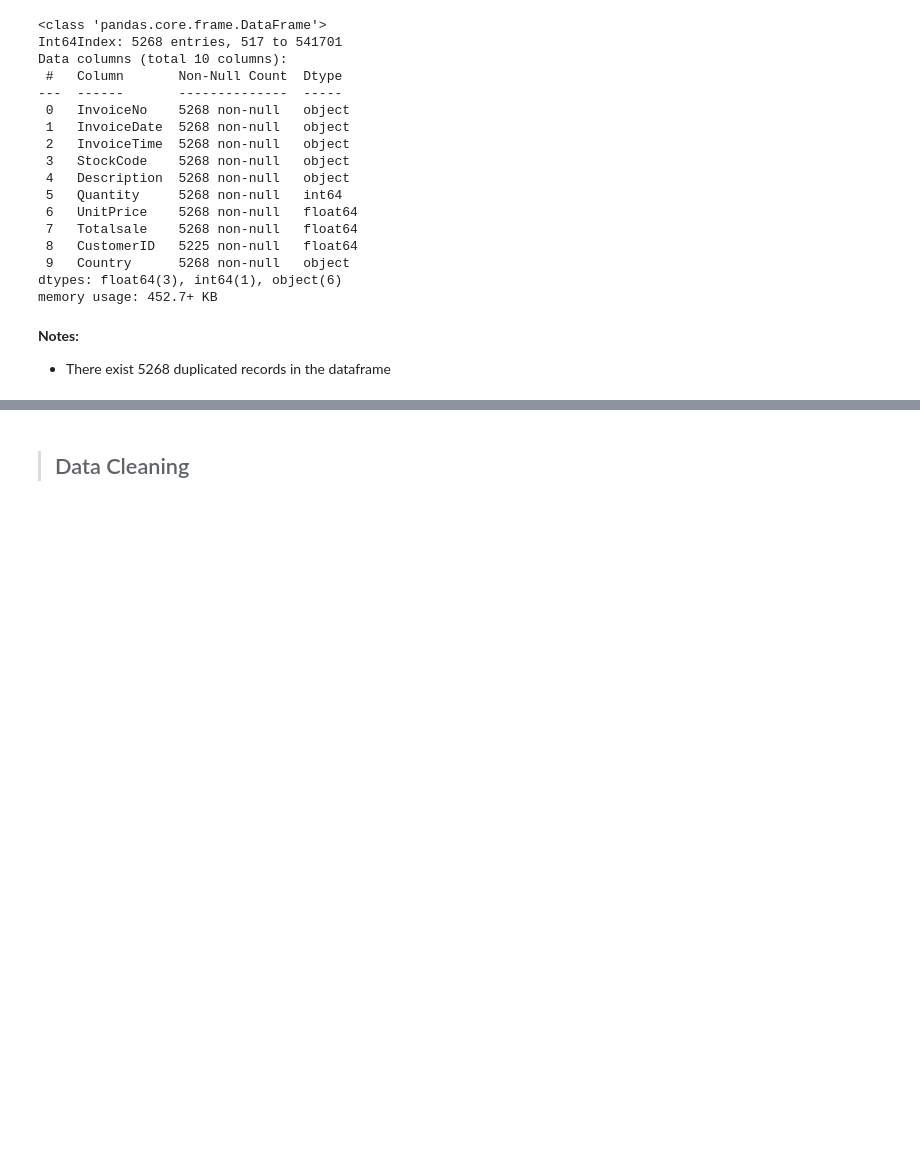
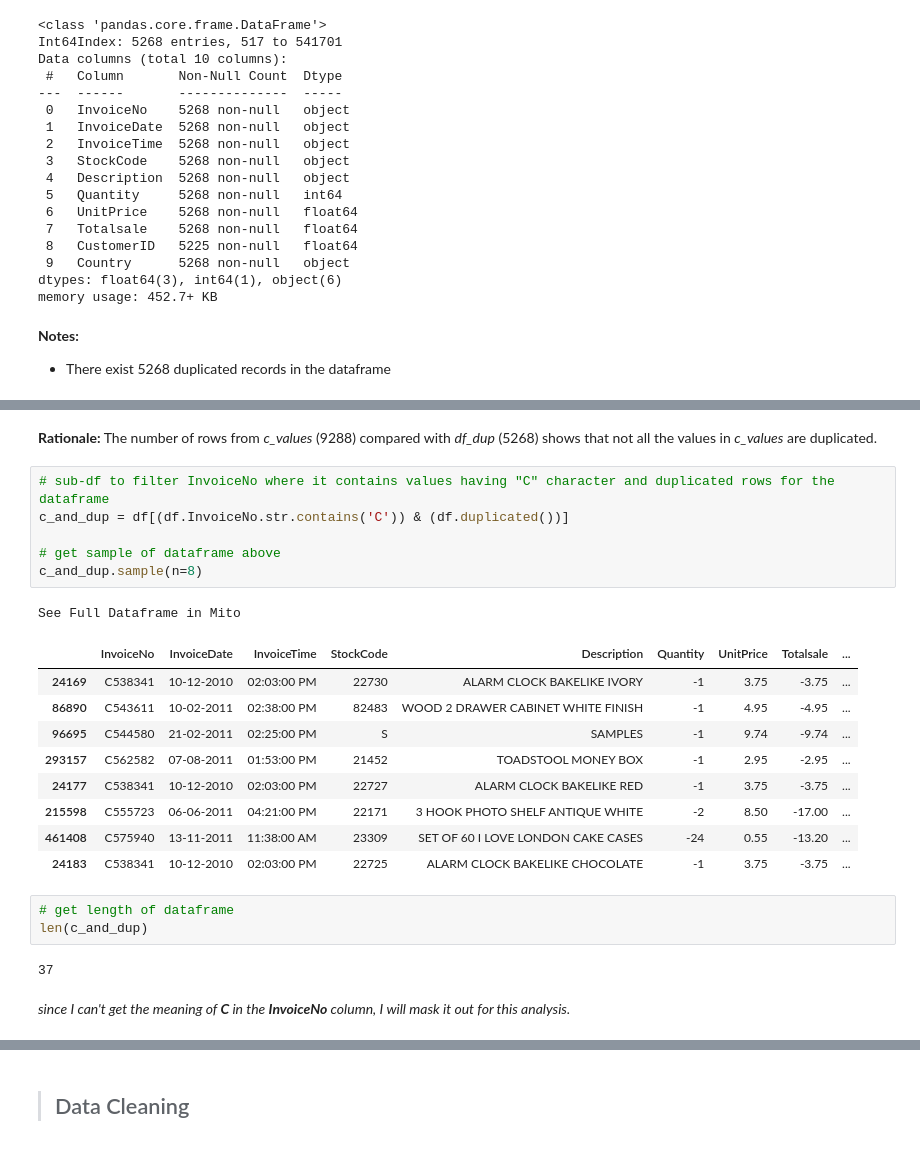
Before and after one commit to PrinssAlex/Online_Retail_Analysis, a Jupyter notebook: Online Retail Sales Analysis.ipynb, the cells around one changed output, grey strips where cells are left out. Cells and saved outputs as stored; diff of their text form; blank space fills up the shorter version.

```diff
--- a/Online Retail Sales Analysis.ipynb
+++ b/Online Retail Sales Analysis.ipynb
@@ -181,0 +224,26 @@ memory usage: 452.7+ KB
+# %% [markdown]
+<b>Rationale:</b> The number of rows from *c_values* (9288) compared with *df_dup* (5268) shows that not all the values in *c_values* are duplicated.
+# %%
+# sub-df to filter InvoiceNo where it contains values having "C" character and duplicated rows for the dataframe
+c_and_dup = df[(df.InvoiceNo.str.contains('C')) & (df.duplicated())]
+
+# get sample of dataframe above
+c_and_dup.sample(n=8)
+# %% [output]
+See Full Dataframe in Mito
+|  | InvoiceNo | InvoiceDate | InvoiceTime | StockCode | Description | Quantity | UnitPrice | Totalsale | ... |
+| 24169 | C538341 | 10-12-2010 | 02:03:00 PM | 22730 | ALARM CLOCK BAKELIKE IVORY | -1 | 3.75 | -3.75 | ... |
+| 86890 | C543611 | 10-02-2011 | 02:38:00 PM | 82483 | WOOD 2 DRAWER CABINET WHITE FINISH | -1 | 4.95 | -4.95 | ... |
+| 96695 | C544580 | 21-02-2011 | 02:25:00 PM | S | SAMPLES | -1 | 9.74 | -9.74 | ... |
+| 293157 | C562582 | 07-08-2011 | 01:53:00 PM | 21452 | TOADSTOOL MONEY BOX | -1 | 2.95 | -2.95 | ... |
+| 24177 | C538341 | 10-12-2010 | 02:03:00 PM | 22727 | ALARM CLOCK BAKELIKE RED | -1 | 3.75 | -3.75 | ... |
+| 215598 | C555723 | 06-06-2011 | 04:21:00 PM | 22171 | 3 HOOK PHOTO SHELF ANTIQUE WHITE | -2 | 8.50 | -17.00 | ... |
+| 461408 | C575940 | 13-11-2011 | 11:38:00 AM | 23309 | SET OF 60 I LOVE LONDON CAKE CASES | -24 | 0.55 | -13.20 | ... |
+| 24183 | C538341 | 10-12-2010 | 02:03:00 PM | 22725 | ALARM CLOCK BAKELIKE CHOCOLATE | -1 | 3.75 | -3.75 | ... |
+# %%
+# get length of dataframe
+len(c_and_dup)
+# %% [output]
+37
+# %% [markdown]
+<i>since I can't get the meaning of <b>C</b> in the <b>InvoiceNo</b> column, I will mask it out for this analysis.</i>
```
Also changed, not shown: parts of 11 cells of this notebook.
